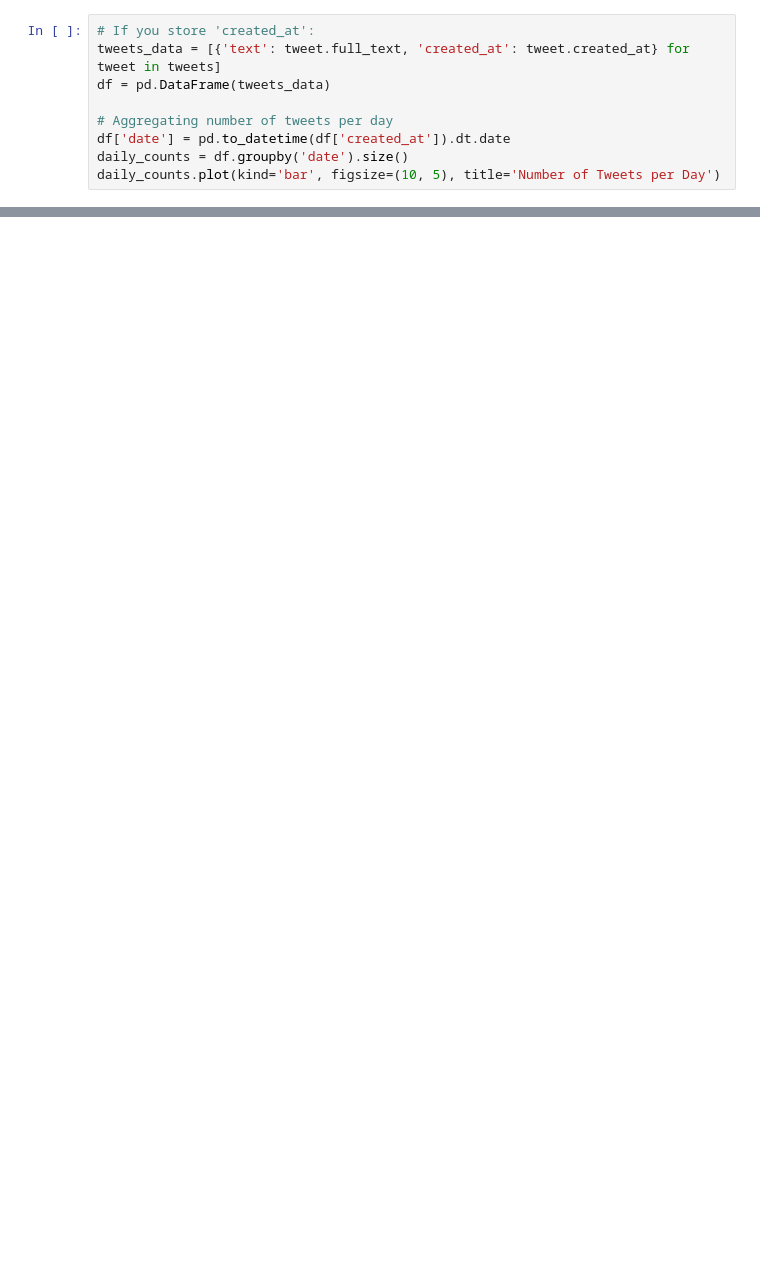
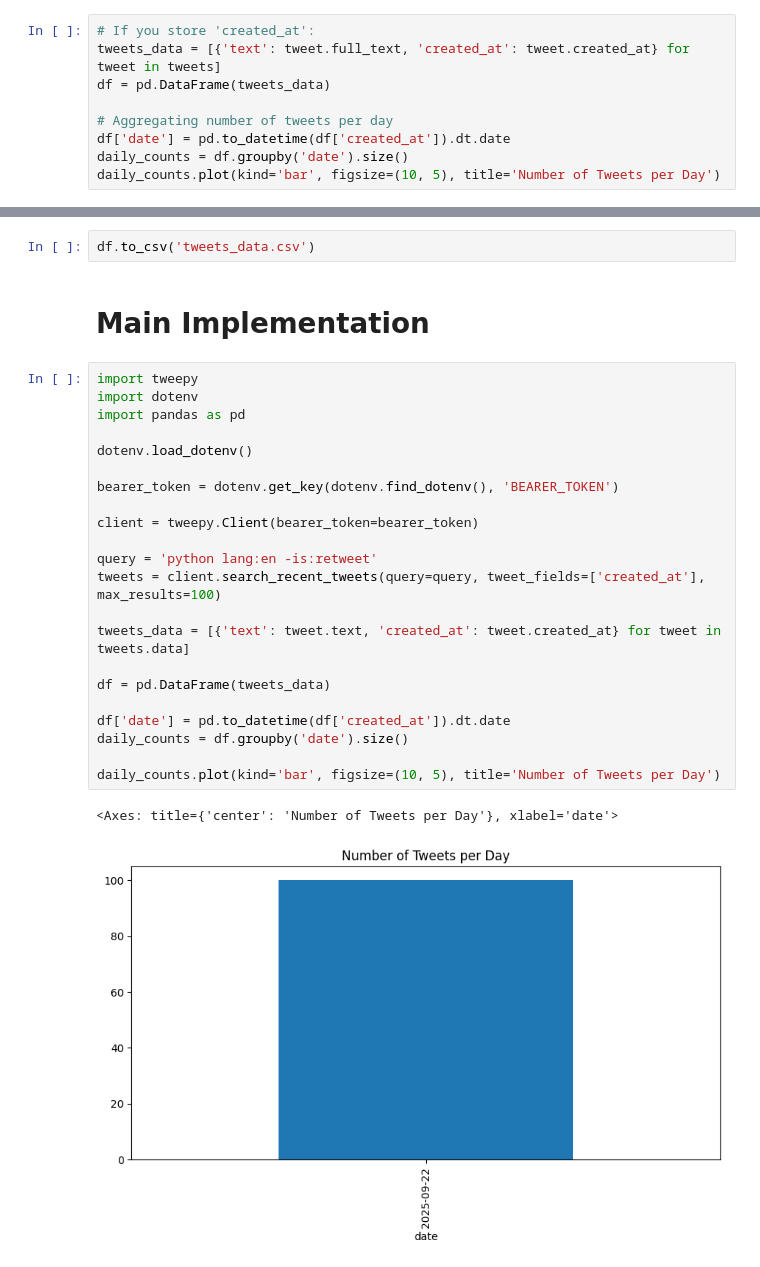
Before and after one commit to neeyatlotlikar/semester3, a Jupyter notebook: SNA/twitter_analysis.ipynb, the cells around one changed output, grey strips where cells are left out. Cells and saved outputs as stored; diff of their text form; blank space fills up the shorter version.

```diff
--- a/SNA/twitter_analysis.ipynb
+++ b/SNA/twitter_analysis.ipynb
@@ -42,0 +77,29 @@ daily_counts.plot(kind='bar', figsize=(10, 5), title='Number of Tweets per Day')
+# %%
+df.to_csv('tweets_data.csv')
+# %% [markdown]
+# Main Implementation
+# %%
+import tweepy
+import dotenv
+import pandas as pd
+
+dotenv.load_dotenv()
+
+bearer_token = dotenv.get_key(dotenv.find_dotenv(), 'BEARER_TOKEN')
+
+client = tweepy.Client(bearer_token=bearer_token)
+
+query = 'python lang:en -is:retweet'
+tweets = client.search_recent_tweets(query=query, tweet_fields=['created_at'], max_results=100)
+
+tweets_data = [{'text': tweet.text, 'created_at': tweet.created_at} for tweet in tweets.data]
+
+df = pd.DataFrame(tweets_data)
+
+df['date'] = pd.to_datetime(df['created_at']).dt.date
+daily_counts = df.groupby('date').size()
+
+daily_counts.plot(kind='bar', figsize=(10, 5), title='Number of Tweets per Day')
+# %% [output]
+<Axes: title={'center': 'Number of Tweets per Day'}, xlabel='date'>
+[figure, added]
```
Also changed, not shown: parts of 7 cells of this notebook, 6 other files.
